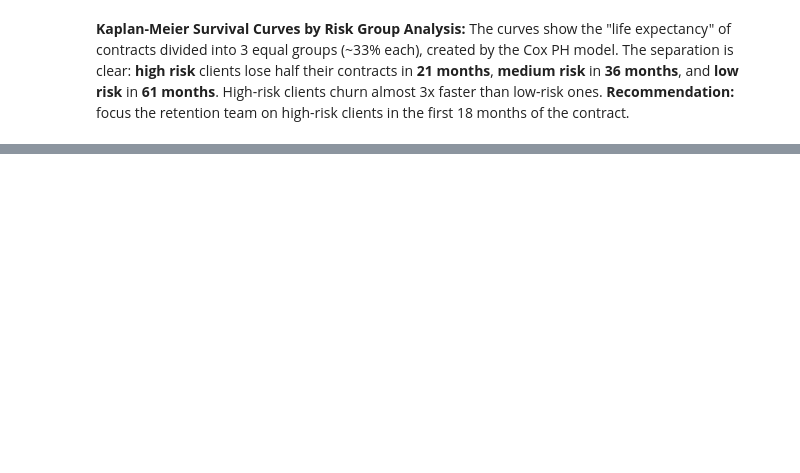
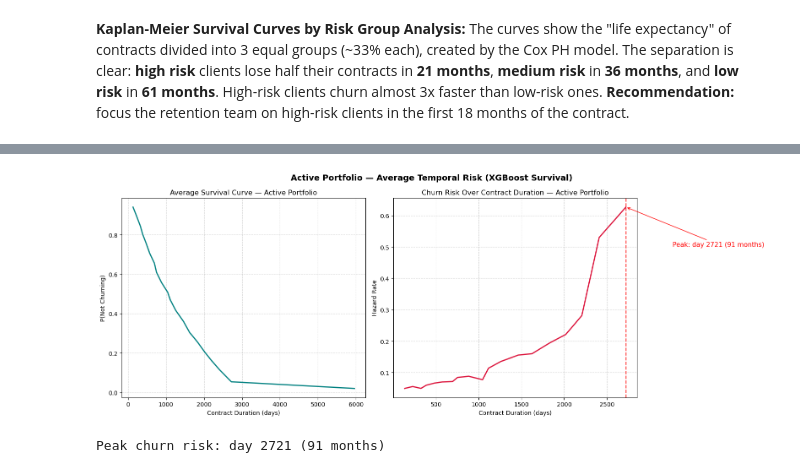
Before and after one commit to Alanog10/BNP-Paribas, a Jupyter notebook: Classification FINAL.ipynb, the cells around one changed output, grey strips where cells are left out. Saved outputs shown, nothing was run; the diff lists cells and outputs as text; code cells hidden in the pictures; blank space fills up the shorter version.

```diff
--- a/Classification FINAL.ipynb
+++ b/Classification FINAL.ipynb
@@ -1352,3 +1357,52 @@ High Risk      36281
+# %%
+# ---- XGBoost Survival — Average survival curve + hazard (whole portfolio) ----
+surv_test         = xgbse_final.predict(X_test[best_features])
+surv_test.index   = X_test[best_features].index
+risk_scores_test  = -surv_test.mean(axis=1)
+risk_groups_test  = pd.qcut(risk_scores_test, q=3,
+                             labels=["Low Risk", "Medium Risk", "High Risk"])
+
+sample_test_idx   = X_test[best_features].sample(min(500, len(X_test)), random_state=42).index
+surv_df_test_avg  = xgbse_final.predict(X_test[best_features].loc[sample_test_idx])
+times_test        = surv_df_test_avg.columns.values
+avg_surv_test     = surv_df_test_avg.values.mean(axis=0)
+
+delta_s       = -np.diff(avg_surv_test)
+hazard_approx = delta_s / (avg_surv_test[:-1] + 1e-9)
+hazard_times  = times_test[:-1]
+hazard_smooth = uniform_filter1d(hazard_approx, size=max(1, len(hazard_approx)//10))
+
+fig, axes = plt.subplots(1, 2, figsize=(16, 6))
+
+axes[0].plot(times_test, avg_surv_test, color="teal", linewidth=2)
+axes[0].set_title("Average Survival Curve — Active Portfolio")
+axes[0].set_xlabel("Contract Duration (days)")
+axes[0].set_ylabel("P(Not Churning)")
+axes[0].grid(True, linestyle="--", alpha=0.5)
+
+peak_idx  = np.argmax(hazard_smooth)
+peak_time = hazard_times[peak_idx]
+axes[1].plot(hazard_times, hazard_smooth, color="crimson", linewidth=2)
+axes[1].axvline(x=peak_time, color="red", linestyle="--", alpha=0.8)
+axes[1].annotate(
+    f"Peak: day {peak_time:.0f} ({peak_time/30:.0f} months)",
+    xy=(peak_time, hazard_smooth[peak_idx]),
+    xytext=(peak_time + max(30, peak_time*0.2), hazard_smooth[peak_idx]*0.8),
+    arrowprops=dict(arrowstyle="->", color="red"), fontsize=11, color="red"
+)
+axes[1].set_title("Churn Risk Over Contract Duration — Active Portfolio")
+axes[1].set_xlabel("Contract Duration (days)")
+axes[1].set_ylabel("Hazard Rate")
+axes[1].grid(True, linestyle="--", alpha=0.5)
+
+plt.suptitle("Active Portfolio — Average Temporal Risk (XGBoost Survival)",
+             fontsize=14, fontweight="bold")
+plt.tight_layout()
+plt.show()
+print(f"Peak churn risk: day {peak_time:.0f} ({peak_time/30:.0f} months)")
+# %% [output]
+[figure, added]
+Peak churn risk: day 2721 (91 months)
 # %%
 # Temporal survival analysis — active portfolio
 sample_test_idx    = X_test[best_features].sample(min(500, len(X_test)), random_state=42).index
```
Also changed, not shown: parts of 16 cells of this notebook, 19 other files.
